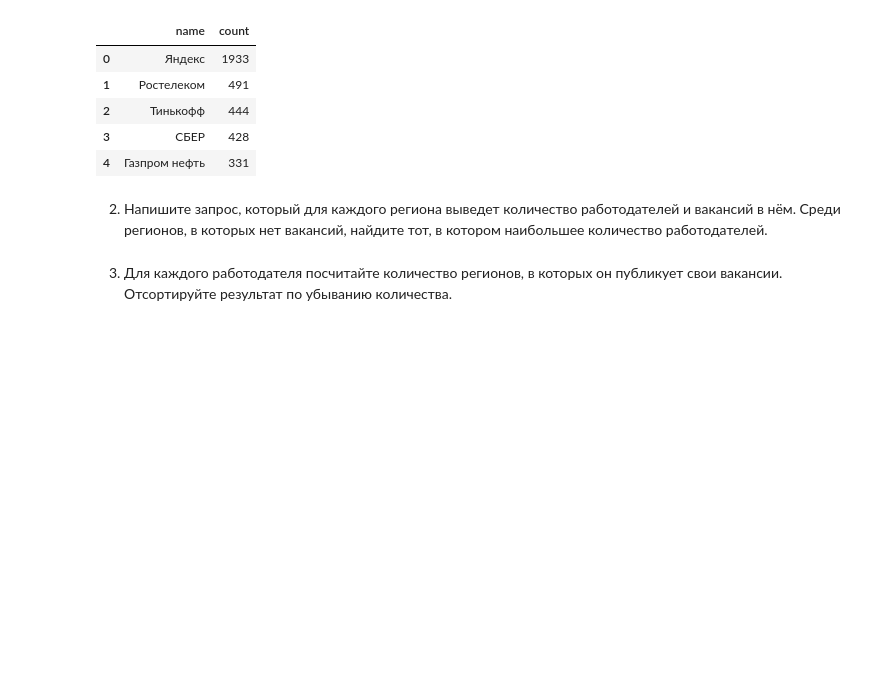
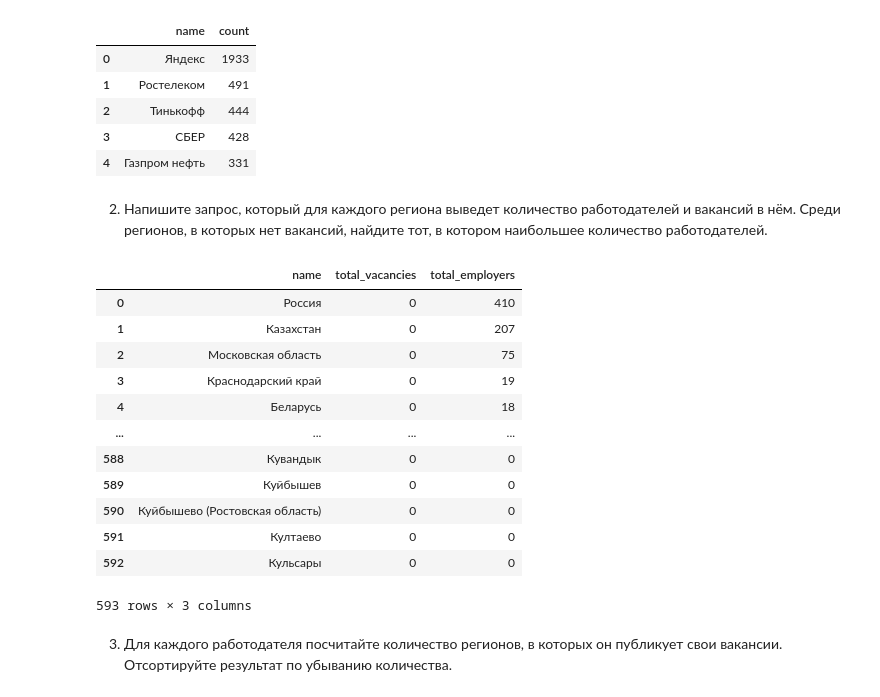
Before and after one commit to bulatpython/win-pc, a Jupyter notebook: Project_2_Ноутбук_шаблон.ipynb, the cells around one changed output. Cells and saved outputs as stored; diff of their text form; code cells hidden in the pictures; blank space fills up the shorter version.

```diff
--- a/Project_2_Ноутбук_шаблон.ipynb
+++ b/Project_2_Ноутбук_шаблон.ipynb
@@ -304,9 +304,36 @@ display(df)
 2. Напишите запрос, который для каждого региона выведет количество работодателей и вакансий в нём.
 Среди регионов, в которых нет вакансий, найдите тот, в котором наибольшее количество работодателей.
 # %%
-# текст запроса
+query_5_2 = '''
+select
+a.name,
+COUNT(v.id) as total_vacancies,
+COUNT(e.id) as total_employers
+FROM areas a
+left join employers e ON a.id = e.area
+left join VACANCIES v ON a.id = v.area_id
+where v.id is null
+GROUP BY a.name
+ORDER BY 3 DESC
+'''
 # %%
-# результат запроса
+result = conn.execute(text(query_5_2)).fetchall()
+df = pd.DataFrame(result)
+display(df)
+# %% [output]
+|  | name | total_vacancies | total_employers |
+| 0 | Россия | 0 | 410 |
+| 1 | Казахстан | 0 | 207 |
+| 2 | Московская область | 0 | 75 |
+| 3 | Краснодарский край | 0 | 19 |
+| 4 | Беларусь | 0 | 18 |
+| ... | ... | ... | ... |
+| 588 | Кувандык | 0 | 0 |
+| 589 | Куйбышев | 0 | 0 |
+| 590 | Куйбышево (Ростовская область) | 0 | 0 |
+| 591 | Култаево | 0 | 0 |
+| 592 | Кульсары | 0 | 0 |
+593 rows × 3 columns
 # %% [markdown]
 3. Для каждого работодателя посчитайте количество регионов, в которых он публикует свои вакансии. Отсортируйте результат по убыванию количества.
 # %%
```
Also changed, not shown: parts of 26 cells of this notebook.
